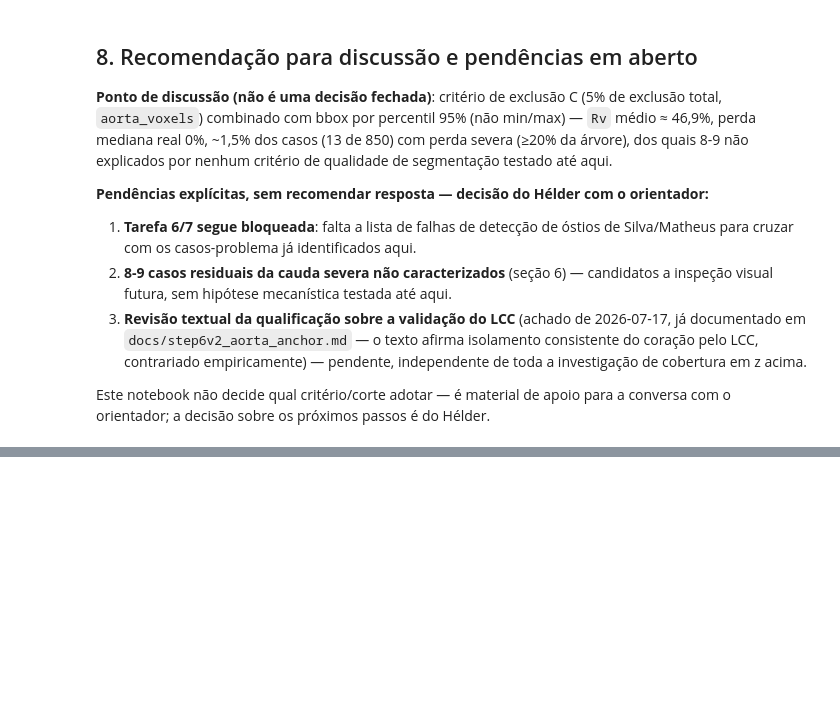
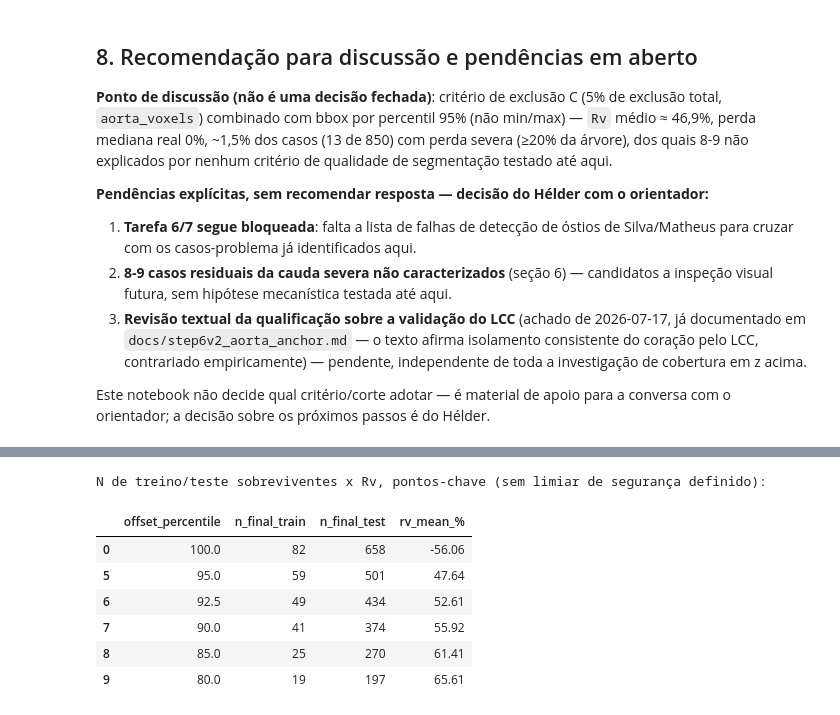
Before and after one commit to hcalmeida-uesc/heart-bounding-box, a Jupyter notebook: notebooks/reuniao_2026-07-29_diagnostico_e_correcao_z_coverage.ipynb, the cells around one changed output, grey strips where cells are left out. Cells and saved outputs as stored; diff of their text form; code cells hidden in the pictures; blank space fills up the shorter version.

```diff
--- a/notebooks/reuniao_2026-07-29_diagnostico_e_correcao_z_coverage.ipynb
+++ b/notebooks/reuniao_2026-07-29_diagnostico_e_correcao_z_coverage.ipynb
@@ -480,0 +562,16 @@ orientador; a decisão sobre os próximos passos é do Hélder.
+# %%
+key_levels = [100, 95, 92.5, 90, 85, 80]
+train_seq = merged[merged["offset_percentile"].isin(key_levels)][
+    ["offset_percentile", "n_final_train", "n_final_test", "rv_mean_%"]
+]
+print("N de treino/teste sobreviventes x Rv, pontos-chave (sem limiar de segurança definido):")
+train_seq
+# %% [output]
+N de treino/teste sobreviventes x Rv, pontos-chave (sem limiar de segurança definido):
+|  | offset_percentile | n_final_train | n_final_test | rv_mean_% |
+| 0 | 100.0 | 82 | 658 | -56.06 |
+| 5 | 95.0 | 59 | 501 | 47.64 |
+| 6 | 92.5 | 49 | 434 | 52.61 |
+| 7 | 90.0 | 41 | 374 | 55.92 |
+| 8 | 85.0 | 25 | 270 | 61.41 |
+| 9 | 80.0 | 19 | 197 | 65.61 |
```
Also changed, not shown: parts of 5 cells of this notebook.
